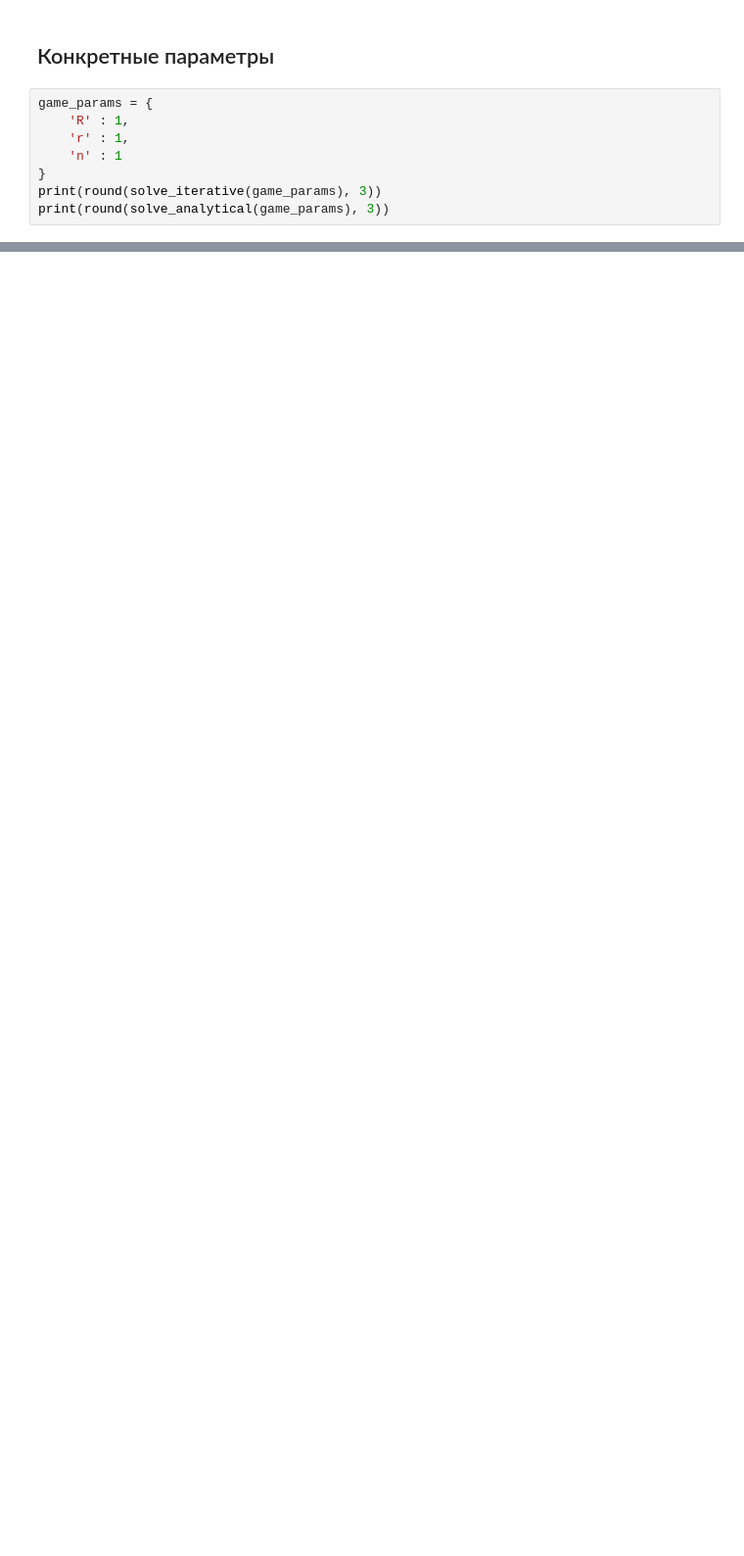
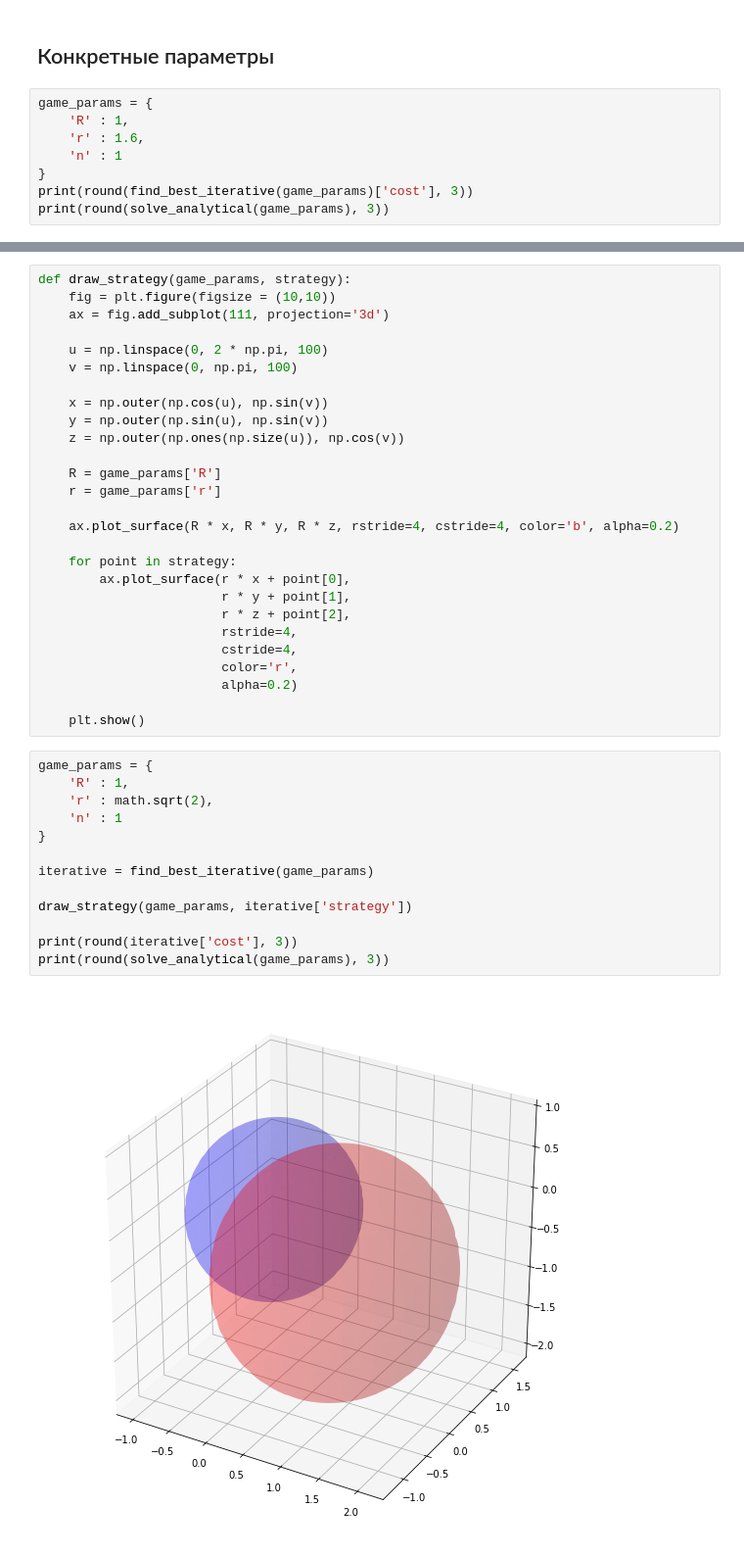
Before and after one commit to iminchenko/GT_lab6, a Jupyter notebook: lab3.ipynb, the cells around one changed output, grey strips where cells are left out. Shown at 98% size. Saved outputs shown, nothing was run; the diff lists cells and outputs as text; blank space fills up the shorter version.

Commit message:
More visualization

```diff
--- a/lab3.ipynb
+++ b/lab3.ipynb
@@ -99,9 +121,9 @@ def solve_iterative(game_params):
 # %%
 game_params = {
     'R' : 1,
-    'r' : 1,
+    'r' : 1.6,
     'n' : 1
 }
-print(round(solve_iterative(game_params), 3))
+print(round(find_best_iterative(game_params)['cost'], 3))
 print(round(solve_analytical(game_params), 3))
 # %% [output]
@@ -109,0 +132,42 @@ print(round(solve_analytical(game_params), 3))
+# %%
+def draw_strategy(game_params, strategy):
+    fig = plt.figure(figsize = (10,10))
+    ax = fig.add_subplot(111, projection='3d')
+
+    u = np.linspace(0, 2 * np.pi, 100)
+    v = np.linspace(0, np.pi, 100)
+
+    x = np.outer(np.cos(u), np.sin(v))
+    y = np.outer(np.sin(u), np.sin(v))
+    z = np.outer(np.ones(np.size(u)), np.cos(v))
+
+    R = game_params['R']
+    r = game_params['r']
+
+    ax.plot_surface(R * x, R * y, R * z, rstride=4, cstride=4, color='b', alpha=0.2)
+
+    for point in strategy:
+        ax.plot_surface(r * x + point[0],
+                        r * y + point[1],
+                        r * z + point[2],
+                        rstride=4,
+                        cstride=4,
+                        color='r',
+                        alpha=0.2)
+
+    plt.show()
+# %%
+game_params = {
+    'R' : 1,
+    'r' : math.sqrt(2),
+    'n' : 1
+}
+
+iterative = find_best_iterative(game_params)
+
+draw_strategy(game_params, iterative['strategy'])
+
+print(round(iterative['cost'], 3))
+print(round(solve_analytical(game_params), 3))
+# %% [output]
+[figure, added]
```
Also changed, not shown: parts of 8 cells of this notebook.
